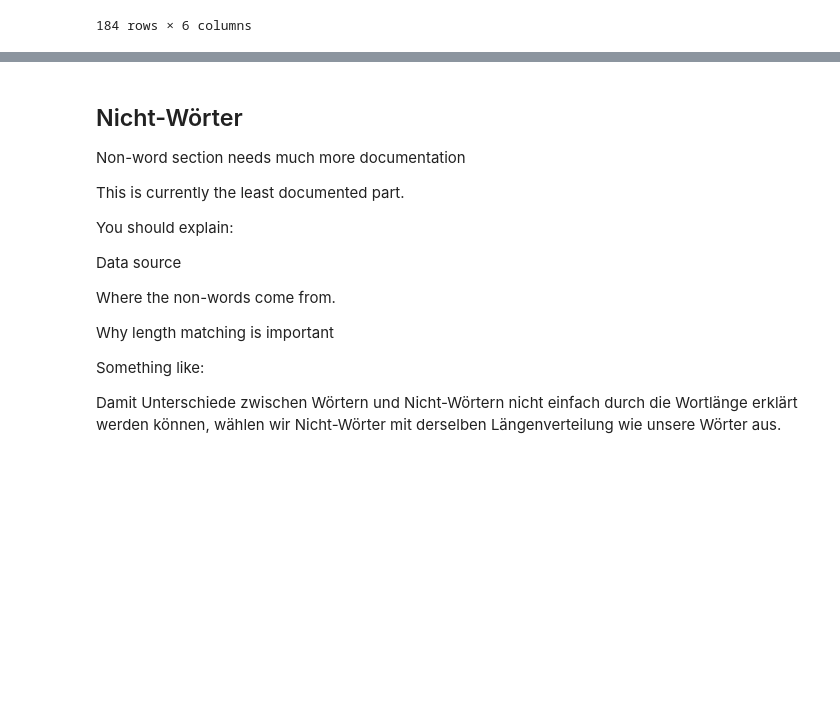
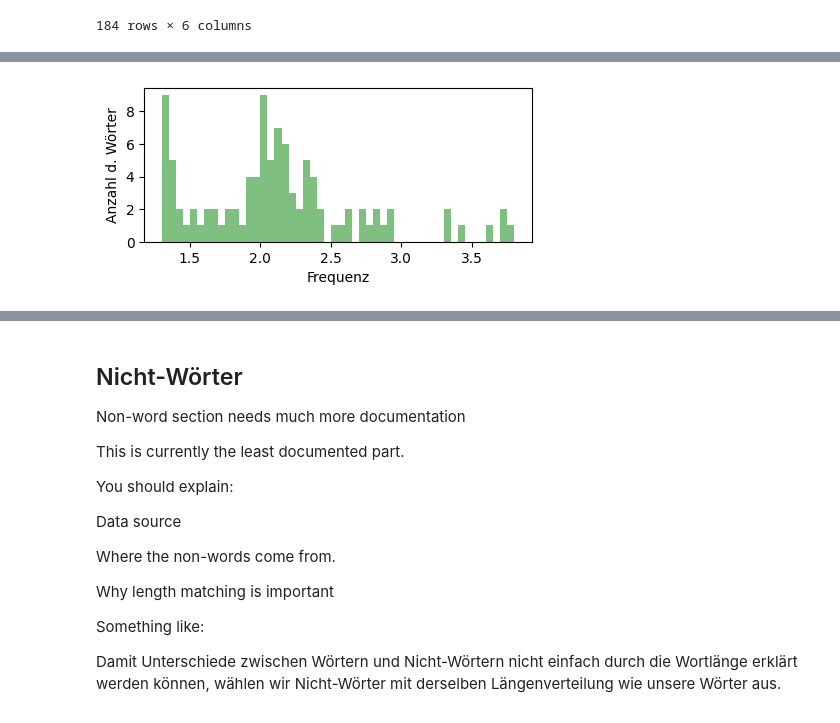
Before and after one commit to jasminorth/lang_emot_cognition, a Jupyter notebook: Dataset/dataset_creation.ipynb, the cells around one changed output, grey strips where cells are left out. Cells and saved outputs as stored; diff of their text form; code cells hidden in the pictures; blank space fills up the shorter version.

```diff
--- a/Dataset/dataset_creation.ipynb
+++ b/Dataset/dataset_creation.ipynb
@@ -675,0 +722,32 @@ df = non_cognate_df
+# %%
+# kopieren
+uniform_df = corrected_df.copy()
+
+# Wie viele Wörter wollen wir am Ende haben? -> 80
+# NOTE: für den Moment wählen wir 100, damit wir nochmal die Möglichkeit haben auszusortieren
+N = 100
+
+# Wir wollen 100 Zielpunkte innerhalb unserer Spanne zwischen Mindest- und Maximalfrequenz
+# diese haben jeweils den gleichen Abstand zueinander
+targets = np.linspace(MIN_FREQ, MAX_FREQ, N)
+
+# Für jeden Zielpunkt: wähle das Wort, dessen Frequenz am nahesten ist
+selected = []
+for target in targets:
+    idx = (uniform_df["freq"] - target).abs().idxmin()
+    selected.append(uniform_df.loc[idx])
+    uniform_df = uniform_df.drop(idx)
+
+sampled = pd.DataFrame(selected)
+
+# Feedback
+print (f"""Found {len(sampled)} words that fit our prerequisites.
+       In total, we have decluttered {original_size - len(sampled)} words.\n
+       The highest observed frequency is {sampled["freq"].max():.2f} and the lowest is {sampled["freq"].min():.2f}.
+       Mean: {sampled["freq"].mean():.2f}, Standard deviation: {sampled["freq"].std():.2f}.\n
+       The highest observed length is {sampled["length"].max():.2f} and the lowest is {sampled["length"].min():.2f}.
+       Mean: {sampled["length"].mean():.2f}, Standard deviation: {sampled["length"].std():.2f}.
+       """)
+
+# So sieht das dann aus
+sampled
@@ -676,6 +776,10 @@ df = non_cognate_df
 # %%
-## TODO:
-# control frequency distribution (similar distribution over the full range)
-# add nonwords to the dataset (make sure they have a similar distribution of lengths)
-# statistical testing
-# documentation & comments
+# So sieht unsere Verteilung jetzt aus
+
+plt.figure(figsize=(5, 2))
+plt.hist(sampled["freq"], bins=50, alpha=0.5, label="Sampled", color = "green")
+plt.xlabel("Frequenz")
+plt.ylabel("Anzahl d. Wörter")
+plt.show()
+# %% [output]
+[figure, added]
```
Also changed, not shown: parts of 18 cells of this notebook.
